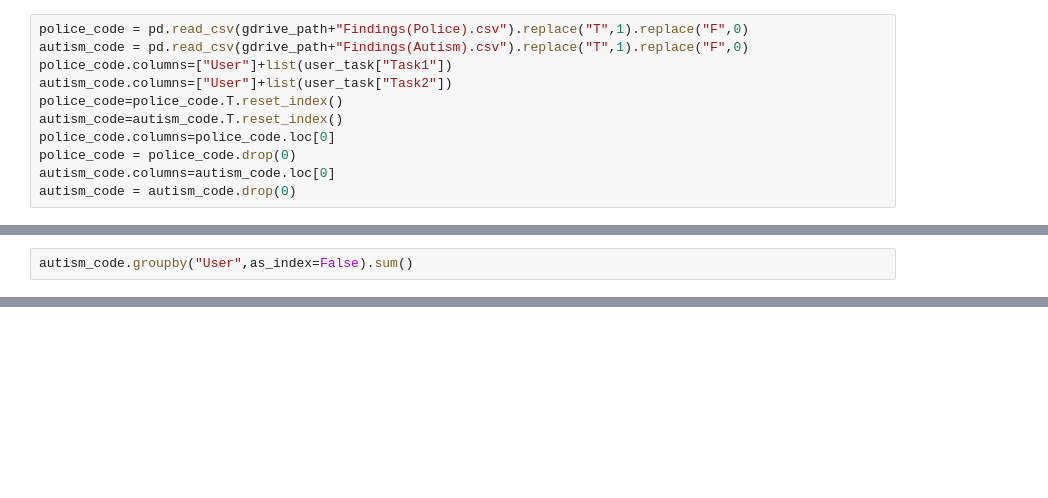
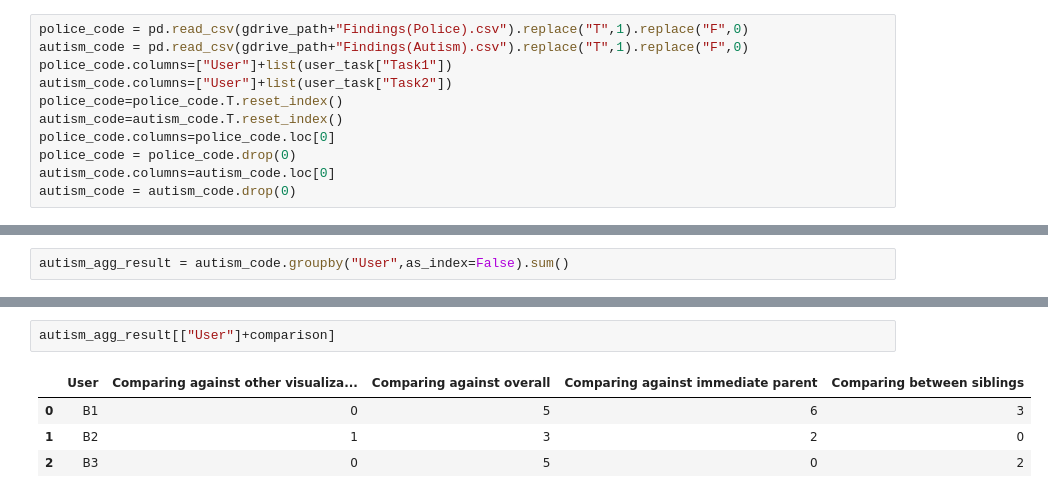
Before and after one commit to dorisjlee/viz-summarization, a Jupyter notebook: ipynb/User Study Results and Paper Statistics.ipynb, the cells around one changed output, grey strips where cells are left out. Saved outputs shown, nothing was run; the diff lists cells and outputs as text; blank space fills up the shorter version.

```diff
--- a/ipynb/User Study Results and Paper Statistics.ipynb
+++ b/ipynb/User Study Results and Paper Statistics.ipynb
@@ -507,2 +522,2 @@ police_code.groupby("User",as_index=False).sum()
 # %%
-autism_code.groupby("User",as_index=False).sum()
+autism_agg_result = autism_code.groupby("User",as_index=False).sum()
@@ -553,0 +524,7 @@ autism_code
+# %%
+autism_agg_result[["User"]+comparison]
+# %% [output]
+|  | User | Comparing against other visualiza... | Comparing against overall | Comparing against immediate parent | Comparing between siblings |
+| 0 | B1 | 0 | 5 | 6 | 3 |
+| 1 | B2 | 1 | 3 | 2 | 0 |
+| 2 | B3 | 0 | 5 | 0 | 2 |
```
Also changed, not shown: parts of 29 cells of this notebook, 4 other files.
